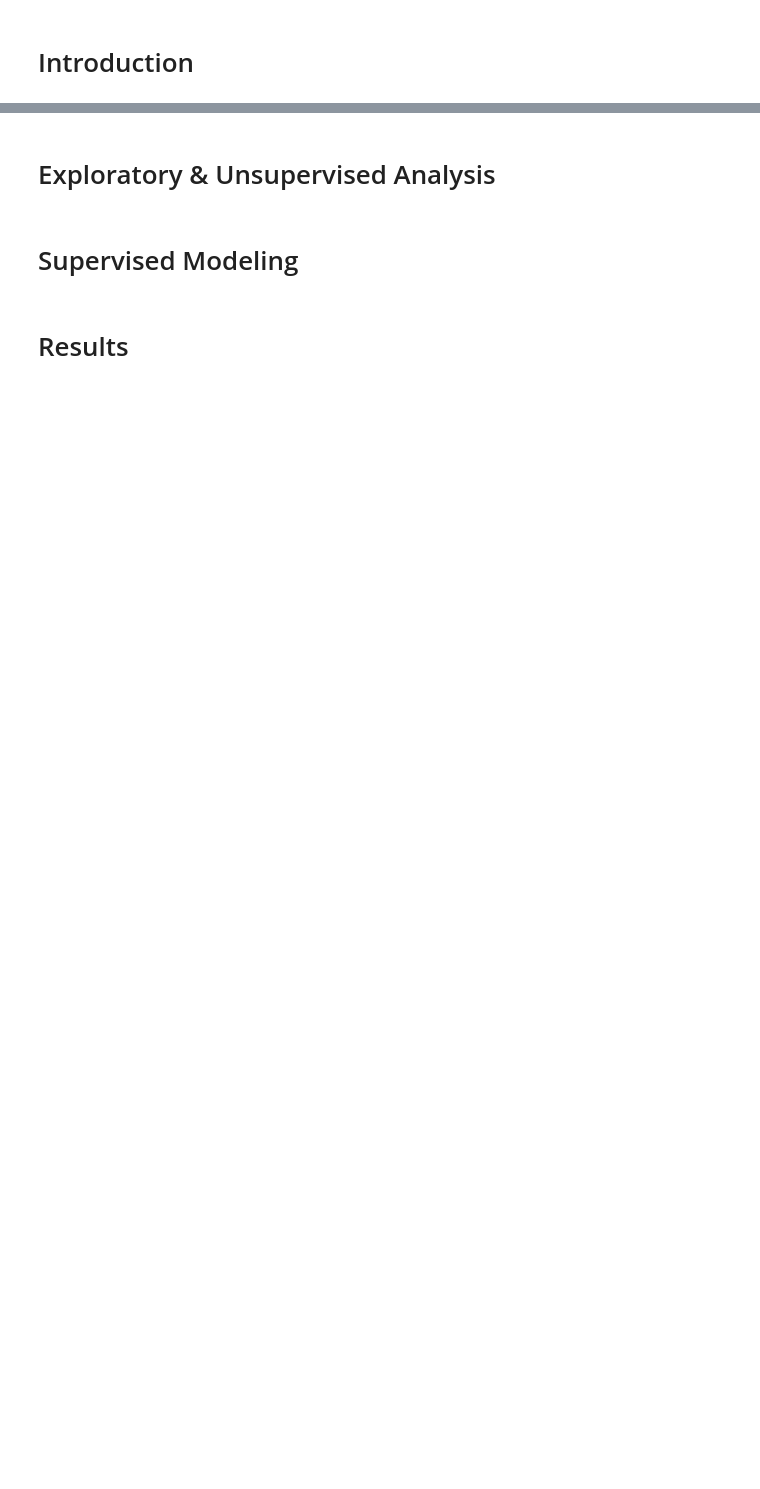
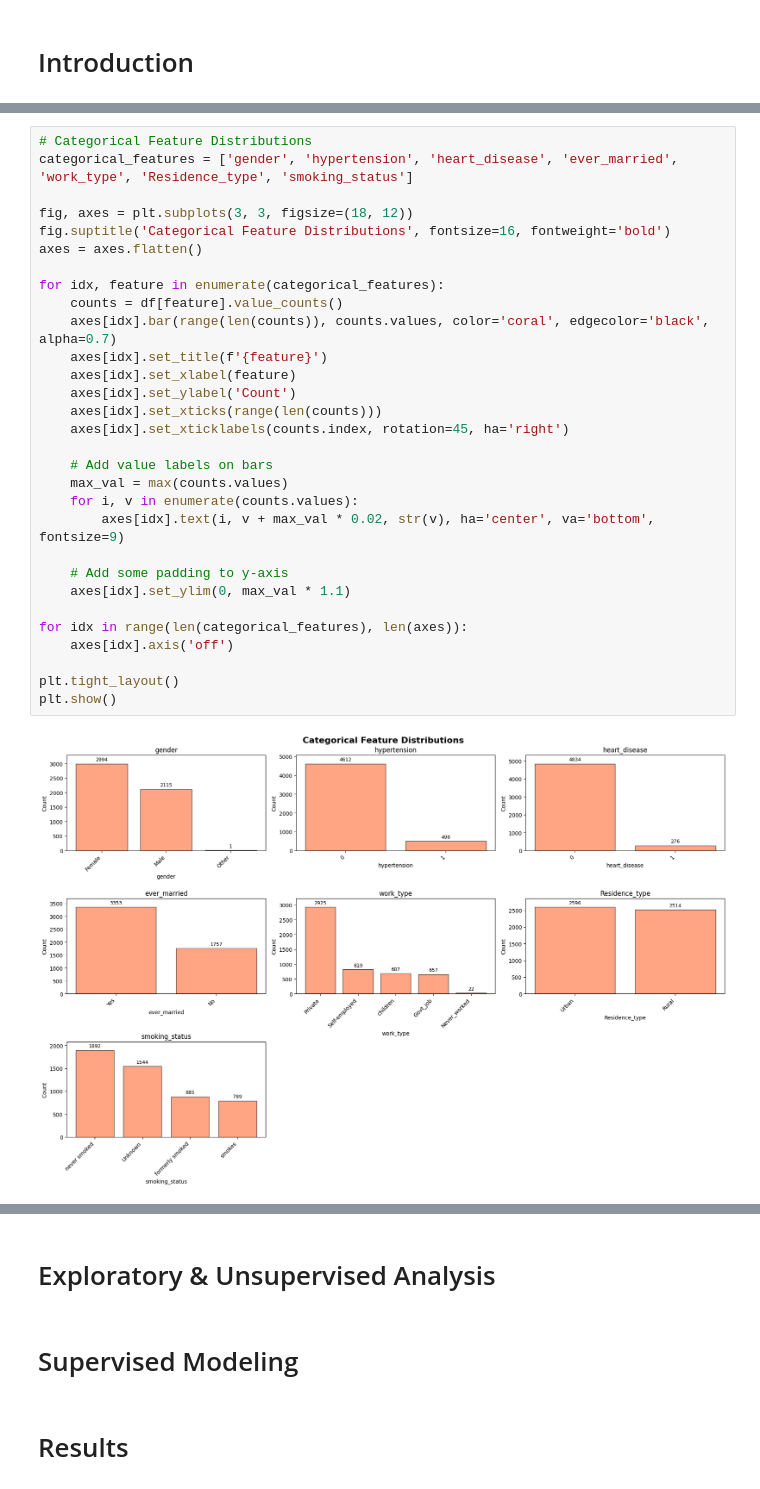
Before and after one commit to anthony-lamelas/Stroke_Prediction, a Jupyter notebook: main.ipynb, the cells around one changed output, grey strips where cells are left out. Cells and saved outputs as stored; diff of their text form; blank space fills up the shorter version.

```diff
--- a/main.ipynb
+++ b/main.ipynb
@@ -4,0 +111,32 @@ Our project focuses on predicting strokes within humans. The dataset is extensiv
+# %%
+# Categorical Feature Distributions
+categorical_features = ['gender', 'hypertension', 'heart_disease', 'ever_married', 'work_type', 'Residence_type', 'smoking_status']
+
+fig, axes = plt.subplots(3, 3, figsize=(18, 12))
+fig.suptitle('Categorical Feature Distributions', fontsize=16, fontweight='bold')
+axes = axes.flatten()
+
+for idx, feature in enumerate(categorical_features):
+    counts = df[feature].value_counts()
+    axes[idx].bar(range(len(counts)), counts.values, color='coral', edgecolor='black', alpha=0.7)
+    axes[idx].set_title(f'{feature}')
+    axes[idx].set_xlabel(feature)
+    axes[idx].set_ylabel('Count')
+    axes[idx].set_xticks(range(len(counts)))
+    axes[idx].set_xticklabels(counts.index, rotation=45, ha='right')
+
+    # Add value labels on bars
+    max_val = max(counts.values)
+    for i, v in enumerate(counts.values):
+        axes[idx].text(i, v + max_val * 0.02, str(v), ha='center', va='bottom', fontsize=9)
+
+    # Add some padding to y-axis
+    axes[idx].set_ylim(0, max_val * 1.1)
+
+for idx in range(len(categorical_features), len(axes)):
+    axes[idx].axis('off')
+
+plt.tight_layout()
+plt.show()
+# %% [output]
+[figure, added]
```
Also changed, not shown: parts of 20 cells of this notebook, 2 other files.
